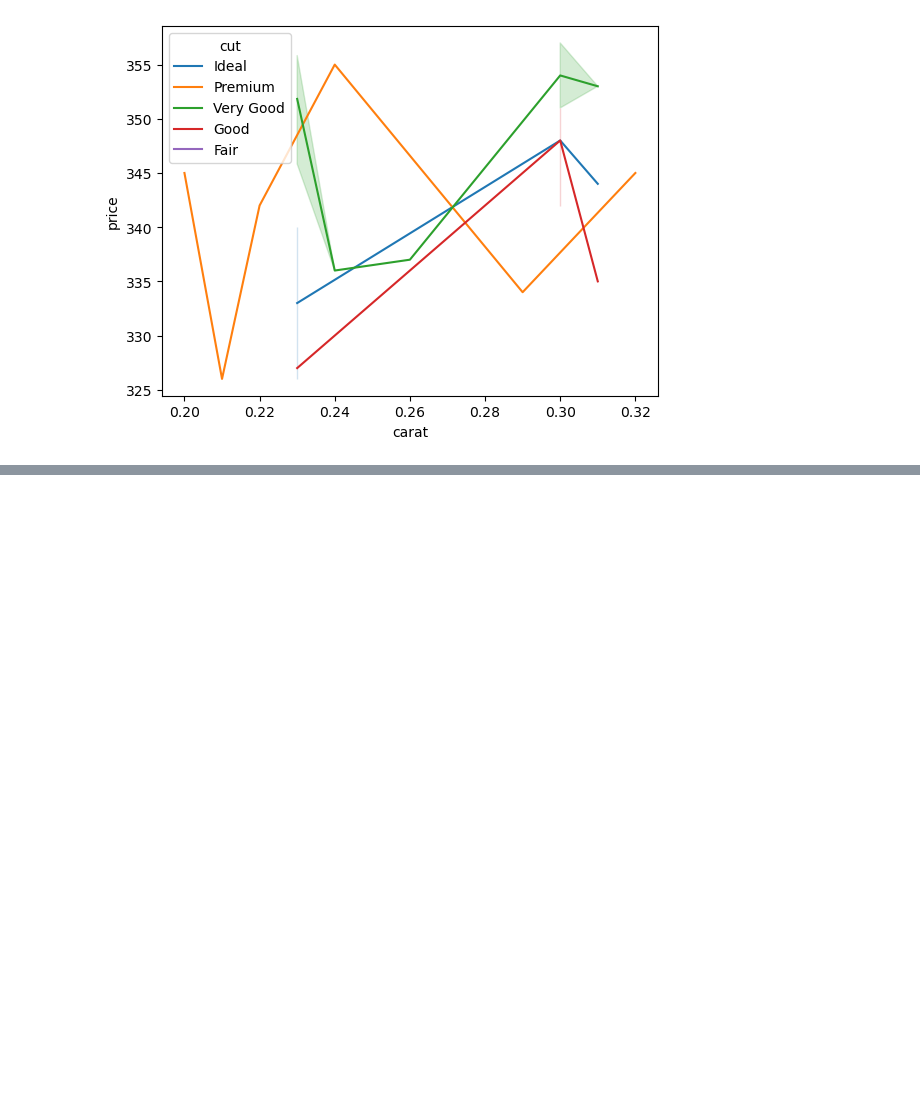
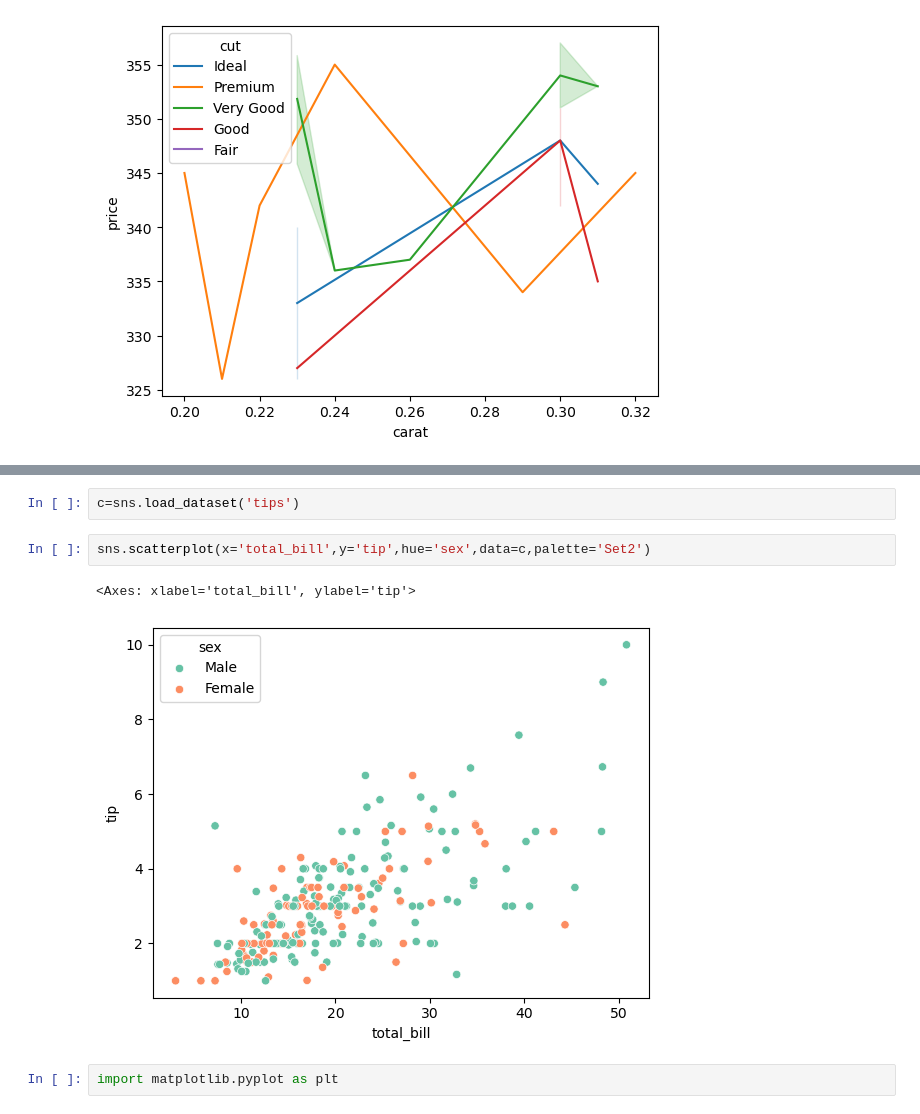
Before and after one commit to saboorkhan6/Analytics, a Jupyter notebook: seaborn/index.ipynb, the cells around one changed output, grey strips where cells are left out. Cells and saved outputs as stored; diff of their text form; blank space fills up the shorter version.

```diff
--- a/seaborn/index.ipynb
+++ b/seaborn/index.ipynb
@@ -153,0 +211,9 @@ sns.lineplot(x='carat',y='price',hue='cut',data=s4)
+# %%
+c=sns.load_dataset('tips')
+# %%
+sns.scatterplot(x='total_bill',y='tip',hue='sex',data=c,palette='Set2')
+# %% [output]
+<Axes: xlabel='total_bill', ylabel='tip'>
+[figure, added]
+# %%
+import matplotlib.pyplot as plt
```
Also changed, not shown: parts of 9 cells of this notebook.
